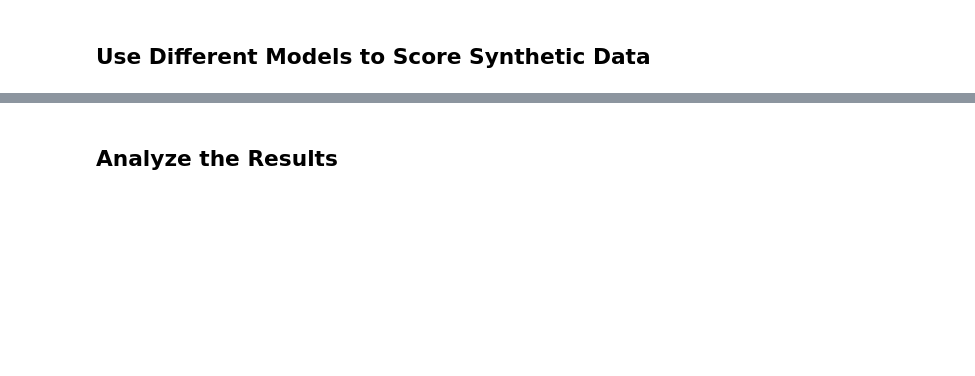
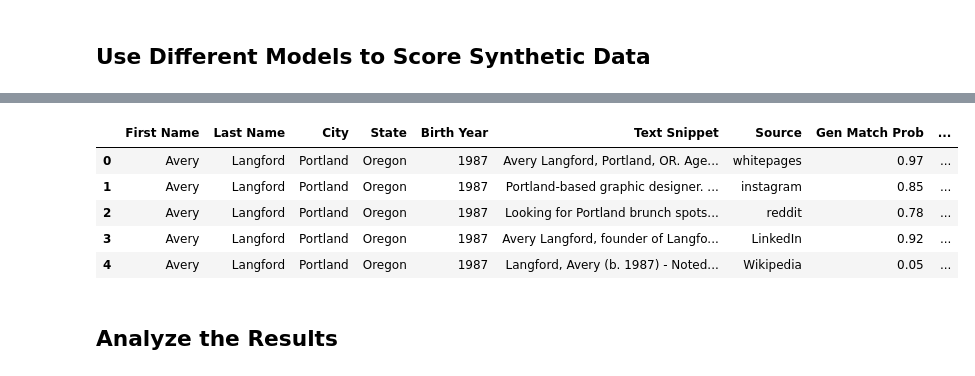
Before and after one commit to davidfreifeld/matchmaker, a Jupyter notebook: Matchmaker.ipynb, the cells around one changed output, grey strips where cells are left out. Cells and saved outputs as stored; diff of their text form; code cells hidden in the pictures; blank space fills up the shorter version.

```diff
--- a/Matchmaker.ipynb
+++ b/Matchmaker.ipynb
@@ -212,2 +219,11 @@ run_all_prompt_scorers(samples_df)
+# %%
+samples_df.head()
+# %% [output]
+|  | First Name | Last Name | City | State | Birth Year | Text Snippet | Source | Gen Match Prob | ... |
+| 0 | Avery | Langford | Portland | Oregon | 1987 | Avery Langford, Portland, OR. Age... | whitepages | 0.97 | ... |
+| 1 | Avery | Langford | Portland | Oregon | 1987 | Portland-based graphic designer. ... | instagram | 0.85 | ... |
+| 2 | Avery | Langford | Portland | Oregon | 1987 | Looking for Portland brunch spots... | reddit | 0.78 | ... |
+| 3 | Avery | Langford | Portland | Oregon | 1987 | Avery Langford, founder of Langfo... | LinkedIn | 0.92 | ... |
+| 4 | Avery | Langford | Portland | Oregon | 1987 | Langford, Avery (b. 1987) - Noted... | Wikipedia | 0.05 | ... |
 # %% [markdown]
 ## Analyze the Results
```
Also changed, not shown: parts of 13 cells of this notebook.
